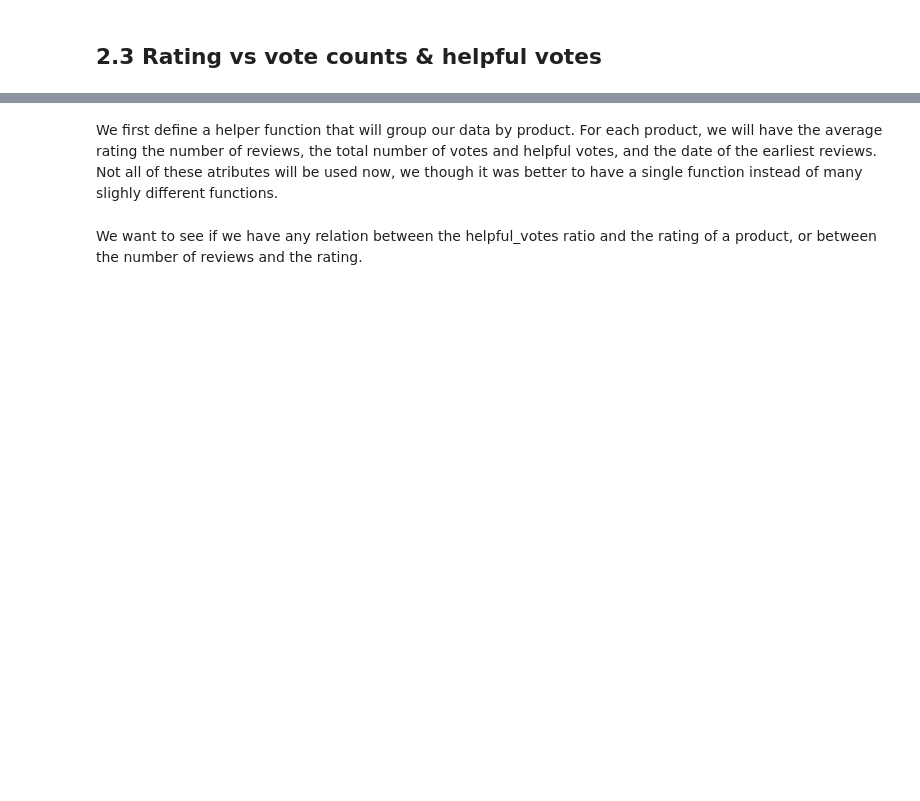
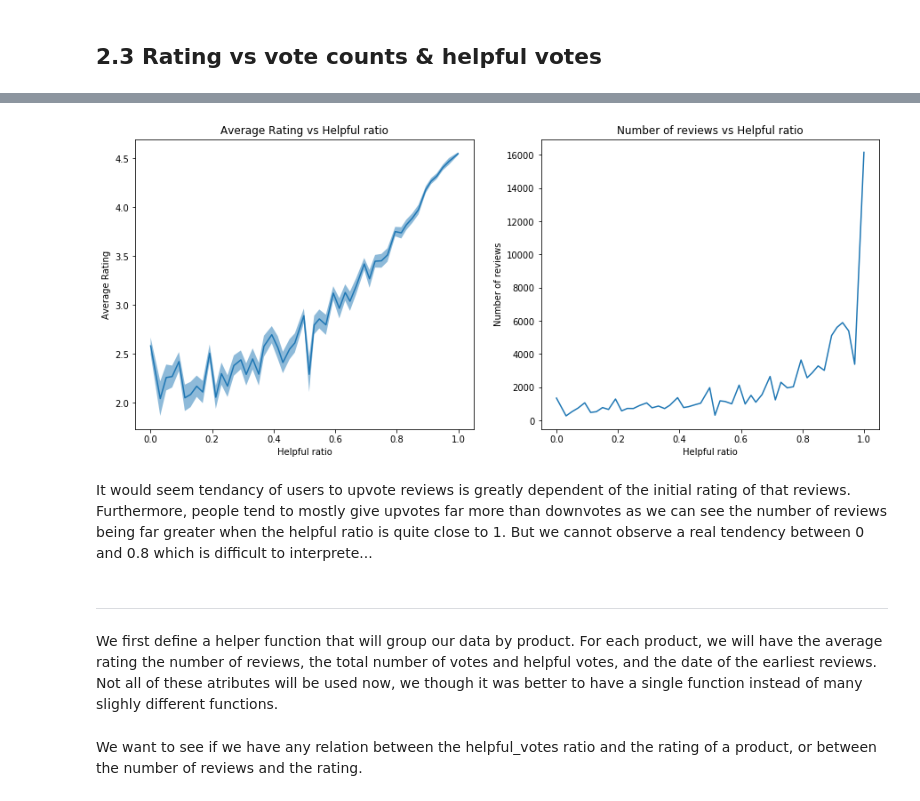
Before and after one commit to Billotais/cs_401_project, a Jupyter notebook: notebook.ipynb, the cells around one changed output, grey strips where cells are left out. Drawn from its saved outputs; the diff is of its cells as text; code cells hidden in the pictures; blank space fills up the shorter version.

```diff
--- a/notebook.ipynb
+++ b/notebook.ipynb
@@ -110,0 +114,19 @@ it is clear that a lot of data is mising in the 2000's if we limit ourselves to
+# %%
+by_review = data.where('total_votes > 9').withColumn('helpful_ratio', data.helpful_votes / data.total_votes)
+count = by_review.count()
+
+# We will limit to at most ~100'000 data points in Pandas for pratical reasons
+if(count > 100_000):
+    by_review = by_review.sample(False, 100_000 / count, 123456)
+
+# Data to panda and clean data
+by_review_pandas = by_review.toPandas()
+by_review_pandas = by_review_pandas[['helpful_ratio', 'star_rating']]
+by_review_pandas["star_rating"] = pd.to_numeric(by_review_pandas["star_rating"])
+
+# Group the reviews into 50 bins depending of their helpful_ratio
+by_review_pandas = by_review_pandas.groupby([pd.cut(by_review_pandas['helpful_ratio'], bins=50, include_lowest=True)]) \
+                                   .agg({'star_rating' : ['mean', 'count', 'std'], 'helpful_ratio' : 'mean'})
+
+# Show the data
+by_review_pandas.head(3)
@@ -111,4 +140,27 @@ it is clear that a lot of data is mising in the 2000's if we limit ourselves to
+# %%
+# Plot the results
+fig, (ax1, ax2) = plt.subplots(1,2, figsize=(15,6))
+
+# First plot the average rating with it's condidence interval
+ax1.plot(by_review_pandas['helpful_ratio']['mean'], by_review_pandas['star_rating']['mean'])
+ax1.fill_between(by_review_pandas['helpful_ratio']['mean'], by_review_pandas['star_rating']['mean'] - 1.96 * by_review_pandas['star_rating']['std'] / np.sqrt(by_review_pandas['star_rating']['count']), \
+                                            by_review_pandas['star_rating']['mean'] + 1.96 * by_review_pandas['star_rating']['std'] / np.sqrt(by_review_pandas['star_rating']['count']), alpha=0.5)
+ax1.set_xlabel("Helpful ratio")
+ax1.set_ylabel('Average Rating')
+ax1.set_title('Average Rating vs Helpful ratio')
+
+ax2.plot(by_review_pandas['helpful_ratio']['mean'], by_review_pandas['star_rating']['count'])
+ax2.set_xlabel("Helpful ratio")
+ax2.set_ylabel('Number of reviews')
+ax2.set_title('Number of reviews vs Helpful ratio')
+plt.show()
+# %% [output]
+[figure, added]
+# %% [markdown]
+It would seem tendancy of users to upvote reviews is greatly dependent of the initial rating of that reviews.<br>
+Furthermore, people tend to mostly give upvotes far more than downvotes as we can see the number of reviews being far greater when the helpful ratio is quite close to 1. But we cannot observe a real tendency between 0 and 0.8 which is difficult to interprete...
 # %% [markdown]
+___
 We first define a helper function that will group our data by product. For each product, we will have the average rating the number of reviews, the total number of votes and helpful votes, and the date of the earliest reviews. Not all of these atributes will be used now, we though it was better to have a single function instead of many slighly different functions.
 # %%
 def group_by_product(data):
```
Also changed, not shown: parts of 24 cells of this notebook.
